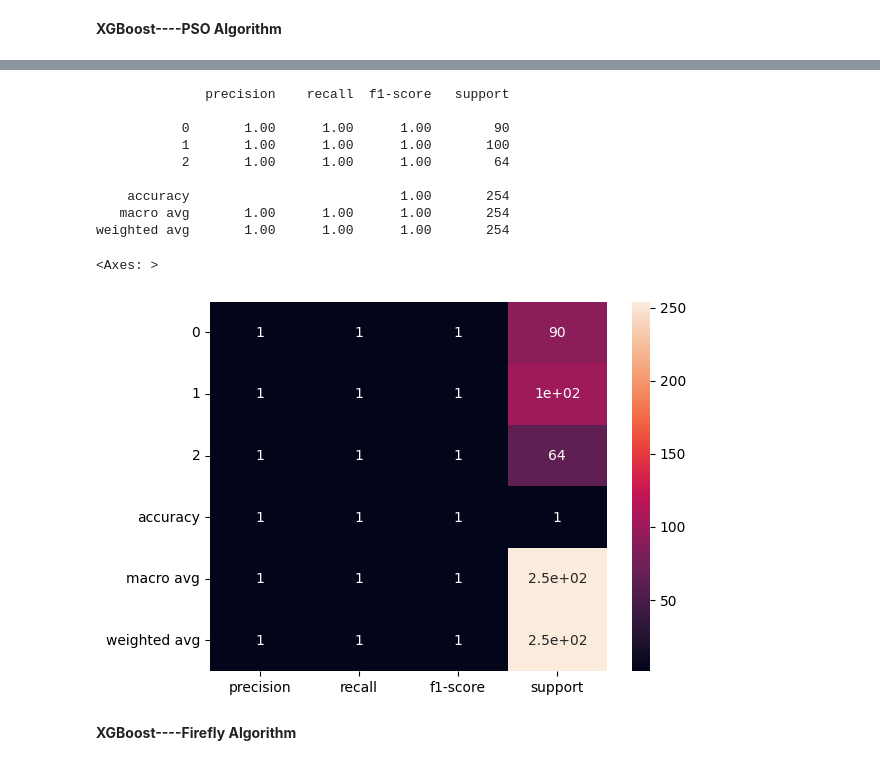
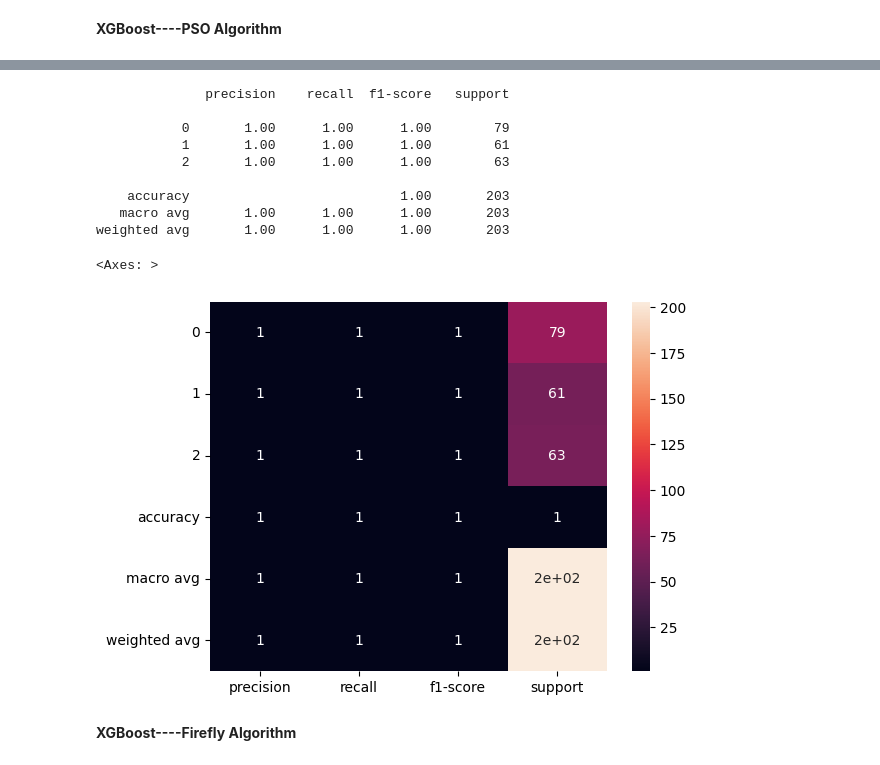
Before and after one commit to justin9503/MSc-Thesis, a Jupyter notebook: Maternal_Health_Risk.ipynb, the cells around one changed output, grey strips where cells are left out. Cells and saved outputs as stored; diff of their text form; code cells hidden in the pictures.

```diff
--- a/Maternal_Health_Risk.ipynb
+++ b/Maternal_Health_Risk.ipynb
@@ -235,7 +227,7 @@ model.score(x_test,y_test)
 # %%
 import xgboost as xgb
 
-model1=xgb.XGBClassifier(random_state=1,learning_rate=0.01)
+model1=xgb.XGBClassifier(random_state=1)
 model1.fit(x_train, y_train)
 model1.score(x_test,y_test)
 # %% [output]
@@ -278,7 +270,7 @@ nia_search = NatureInspiredSearchCV(
     cv=5,
     verbose=1,
     algorithm='hba',
-    population_size=50,
+    population_size=500,
     max_n_gen=20,
     max_stagnating_gen=100,
     runs=10,
@@ -358,10 +350,10 @@ weighted avg     0.7991    0.7953    0.7961       254
 intervals =  [(10, 100),(1, 10), (0.001, 1.0), (1, 10),(0.1, 1),(0.1, 1),(0, 10)]
 
 # Define the number of particles in the population
-population_size = 20
+population_size = 100
 
 # Define the maximum number of iterations
-max_iterations = 3
+max_iterations = 5
 
 # Initialize the population
 population1 = [[random.uniform(interval[0], interval[1]) for interval in intervals] for _ in range(population_size)]
@@ -410,7 +408,7 @@ from sklearn import metrics
 from sklearn.metrics import precision_score, recall_score
 # %%
 #predict labels for test set
-y_test = model_XGB.predict(x_test)
+y_pred = model_XGB.predict(x_test)
 
 # calculate evaluation metrics
 accuracy = metrics.accuracy_score(y_test, y_pred)
@@ -440,25 +438,25 @@ print(roc_auc)
 # %%
 from sklearn.metrics import classification_report
 
-y_pred = model.predict(X_test)
+y_pred = model_XGB.predict(X_test)
 print(classification_report(y_test, y_pred))
 # %% [output]
               precision    recall  f1-score   support
 
-           0       1.00      1.00      1.00        90
-           1       1.00      1.00      1.00       100
-           2       1.00      1.00      1.00        64
+           0       1.00      1.00      1.00        79
+           1       1.00      1.00      1.00        61
+           2       1.00      1.00      1.00        63
 
-    accuracy                           1.00       254
-   macro avg       1.00      1.00      1.00       254
-weighted avg       1.00      1.00      1.00       254
+    accuracy                           1.00       203
+   macro avg       1.00      1.00      1.00       203
+weighted avg       1.00      1.00      1.00       203
 # %%
-y_pred = model.predict(X_test)
+y_pred = model_XGB.predict(X_test)
 report = classification_report(y_test, y_pred, output_dict=True)
 sns.heatmap(pd.DataFrame(report).transpose(), annot=True)
 # %% [output]
 <Axes: >
-[figure, old version]
+[figure, new version]
 # %% [markdown]
 **XGBoost----Firefly Algorithm**
 # %%
```
Also changed, not shown: parts of 50 cells of this notebook.
